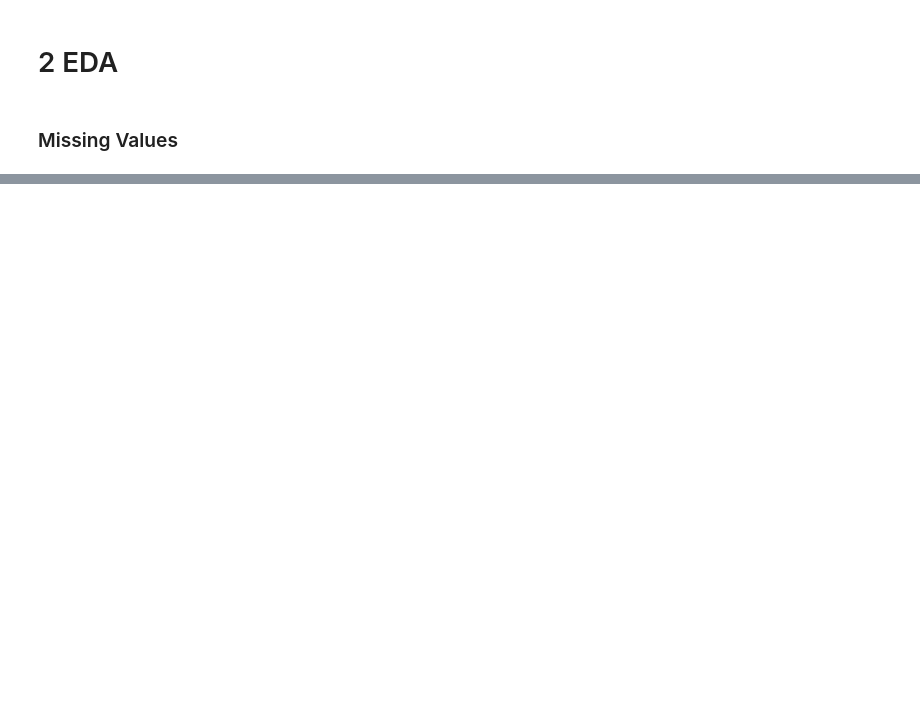
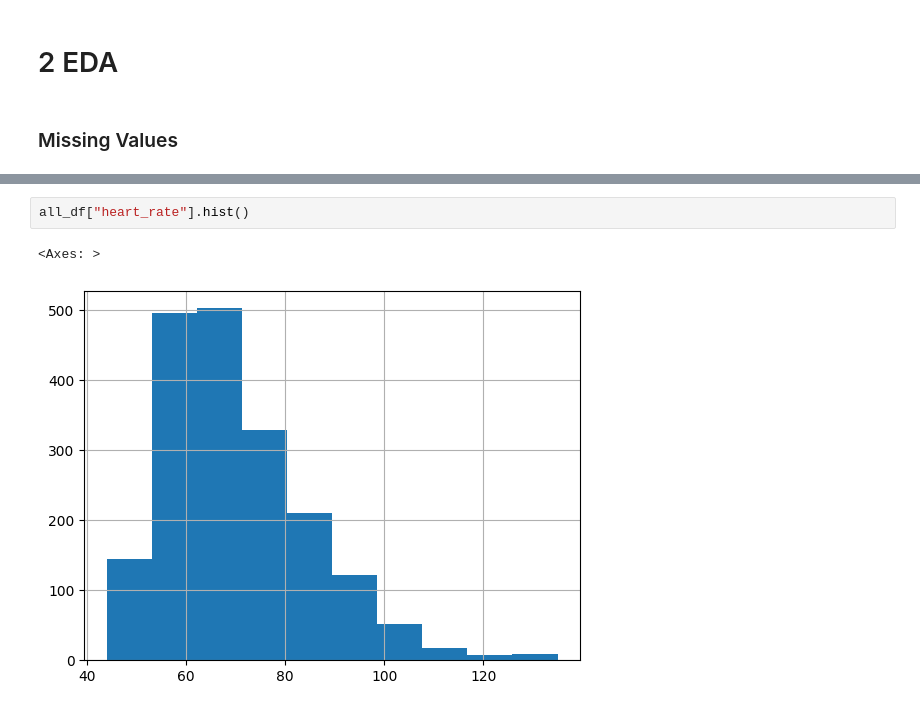
Before and after one commit to Xenoxort/ML4QS, a Jupyter notebook: notebooks/01_eda.ipynb, the cells around one changed output, grey strips where cells are left out. Saved outputs shown, nothing was run; the diff lists cells and outputs as text; blank space fills up the shorter version.

```diff
--- a/notebooks/01_eda.ipynb
+++ b/notebooks/01_eda.ipynb
@@ -256,0 +462,5 @@ dtype: int64
+# %%
+all_df["heart_rate"].hist()
+# %% [output]
+<Axes: >
+[figure, added]
```
Also changed, not shown: parts of 13 cells of this notebook.
